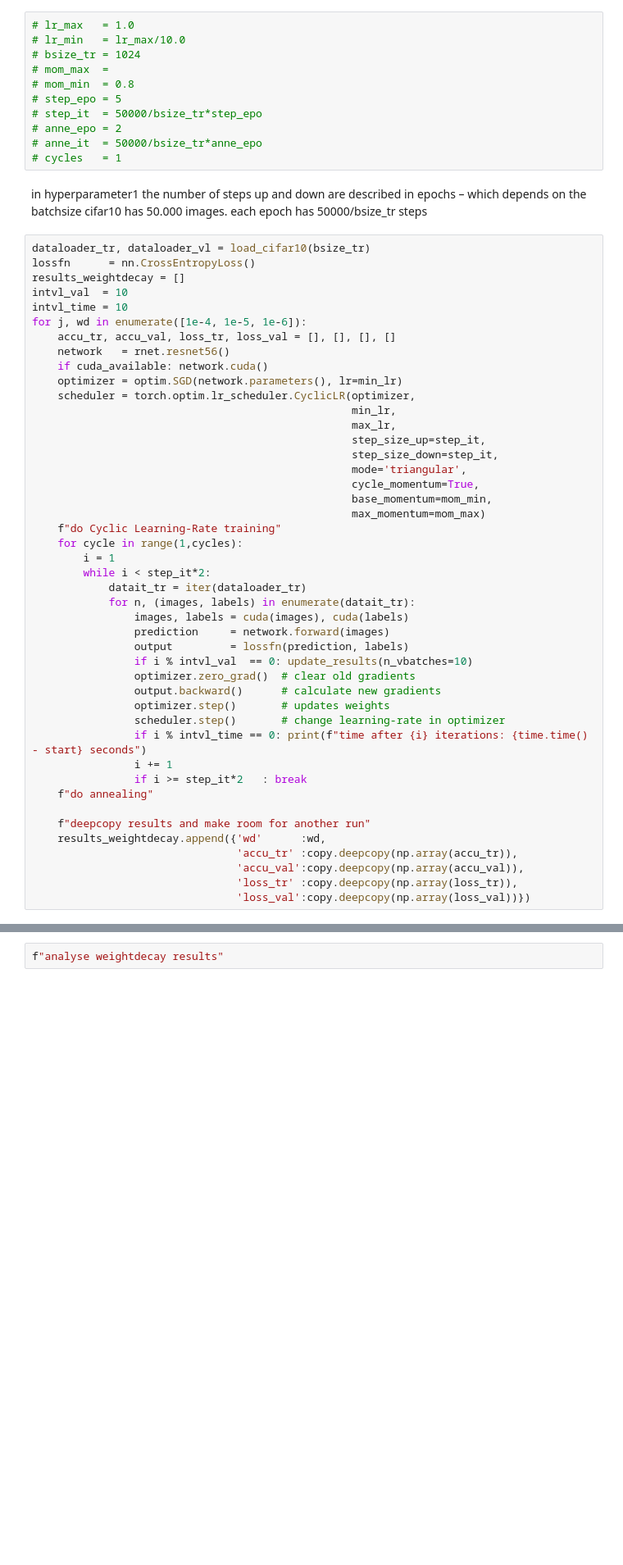
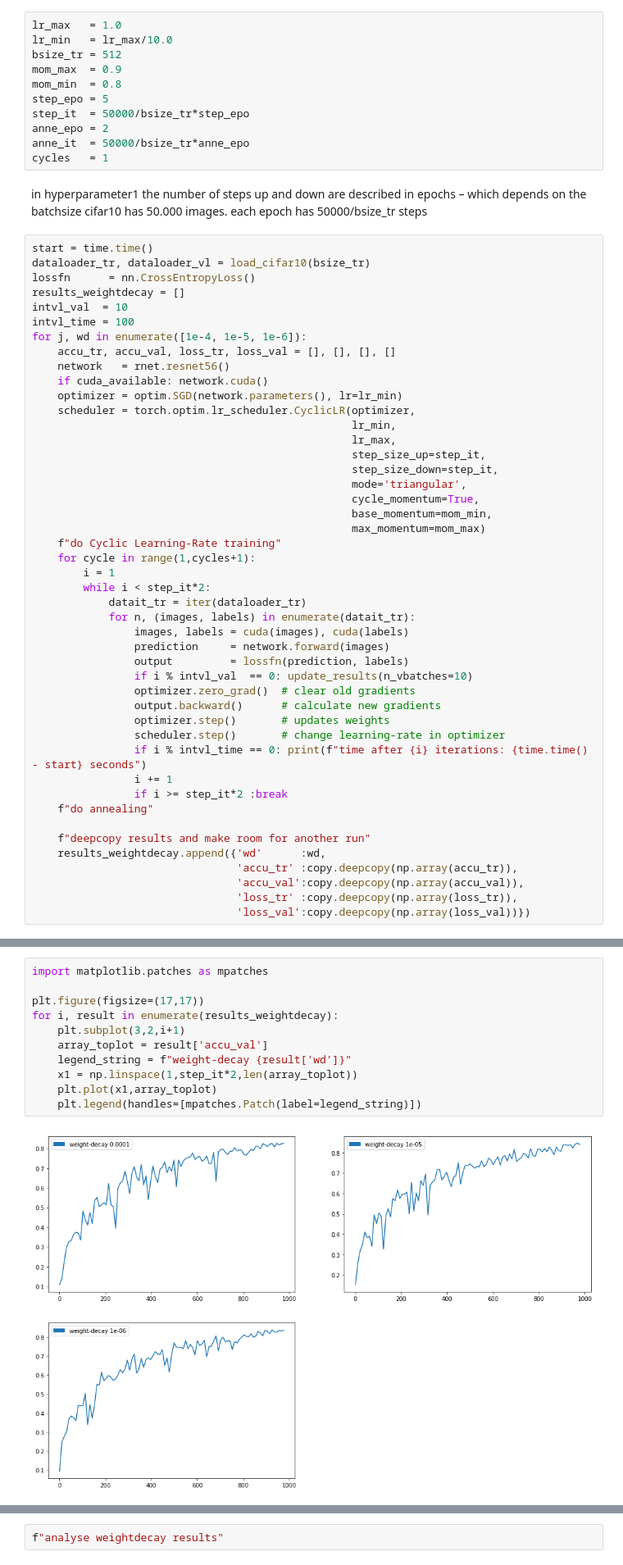
Before and after one commit to khushdeep-singh/DD2424project, a Jupyter notebook: assignmentforsaturdayOla.ipynb, the cells around one changed output, grey strips where cells are left out. Shown: that part at 82% size. Drawn from its saved outputs; the diff is of its cells as text; blank space fills up the shorter version.

Commit message:
did one run for weightdecay test

```diff
--- a/assignmentforsaturdayOla.ipynb
+++ b/assignmentforsaturdayOla.ipynb
@@ -281,33 +265,34 @@ f"analyse momentum results"
 
 Weight decay (WD): This requires a grid search to determine the proper magnitude but usually does not require more than one significant figure accuracy. Use your knowl- edge of the dataset and architecture to decide which values to test. For example, a more complex dataset requires less regularization so test smaller weight decay values, such as 10−4, 10−5, 10−6, 0. A shallow architecture requires more regularization so test larger weight decay values, such as 10−2, 10−3, 10−4.
 # %%
-# lr_max   = 1.0
-# lr_min   = lr_max/10.0
-# bsize_tr = 1024
-# mom_max  =
-# mom_min  = 0.8
-# step_epo = 5
-# step_it  = 50000/bsize_tr*step_epo
-# anne_epo = 2
-# anne_it  = 50000/bsize_tr*anne_epo
-# cycles   = 1
+lr_max   = 1.0
+lr_min   = lr_max/10.0
+bsize_tr = 512
+mom_max  = 0.9
+mom_min  = 0.8
+step_epo = 5
+step_it  = 50000/bsize_tr*step_epo
+anne_epo = 2
+anne_it  = 50000/bsize_tr*anne_epo
+cycles   = 1
 # %% [markdown]
 in hyperparameter1 the number of steps up and down are described in epochs – which depends on the batchsize
 cifar10 has 50.000 images. each epoch has 50000/bsize_tr steps
 # %%
+start = time.time()
 dataloader_tr, dataloader_vl = load_cifar10(bsize_tr)
 lossfn      = nn.CrossEntropyLoss()
 results_weightdecay = []
 intvl_val  = 10
-intvl_time = 10
+intvl_time = 100
 for j, wd in enumerate([1e-4, 1e-5, 1e-6]):
     accu_tr, accu_val, loss_tr, loss_val = [], [], [], []
     network   = rnet.resnet56()
     if cuda_available: network.cuda()
-    optimizer = optim.SGD(network.parameters(), lr=min_lr)
+    optimizer = optim.SGD(network.parameters(), lr=lr_min)
     scheduler = torch.optim.lr_scheduler.CyclicLR(optimizer,
-                                                  min_lr,
-                                                  max_lr,
+                                                  lr_min,
+                                                  lr_max,
                                                   step_size_up=step_it,
                                                   step_size_down=step_it,
                                                   mode='triangular',
@@ -315,7 +300,7 @@ for j, wd in enumerate([1e-4, 1e-5, 1e-6]):
                                                   base_momentum=mom_min,
                                                   max_momentum=mom_max)
     f"do Cyclic Learning-Rate training"
-    for cycle in range(1,cycles):
+    for cycle in range(1,cycles+1):
         i = 1
         while i < step_it*2:
             datait_tr = iter(dataloader_tr)
@@ -330,7 +315,7 @@ for j, wd in enumerate([1e-4, 1e-5, 1e-6]):
                 scheduler.step()       # change learning-rate in optimizer
                 if i % intvl_time == 0: print(f"time after {i} iterations: {time.time() - start} seconds")
                 i += 1
-                if i >= step_it*2   : break
+                if i >= step_it*2 :break
     f"do annealing"
 
     f"deepcopy results and make room for another run"
@@ -341,0 +345,13 @@ for j, wd in enumerate([1e-4, 1e-5, 1e-6]):
+# %%
+import matplotlib.patches as mpatches
+
+plt.figure(figsize=(17,17))
+for i, result in enumerate(results_weightdecay):
+    plt.subplot(3,2,i+1)
+    array_toplot = result['accu_val']
+    legend_string = f"weight-decay {result['wd']}"
+    x1 = np.linspace(1,step_it*2,len(array_toplot))
+    plt.plot(x1,array_toplot)
+    plt.legend(handles=[mpatches.Patch(label=legend_string)])
+# %% [output]
+[figure, added]
```
Also changed, not shown: parts of 8 cells of this notebook.
